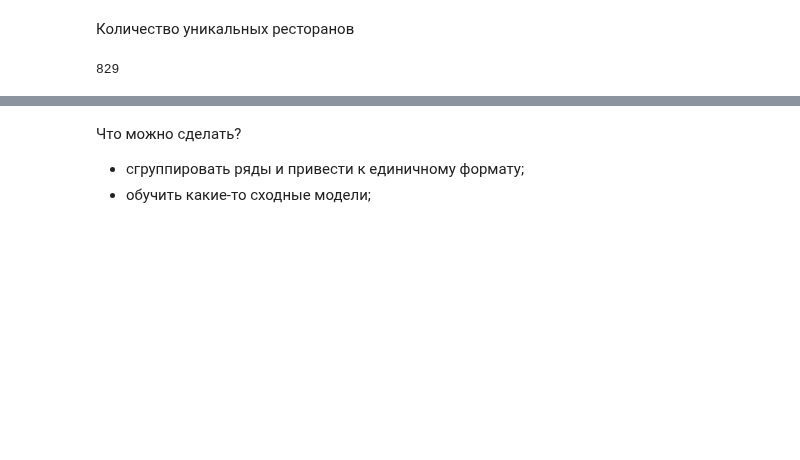
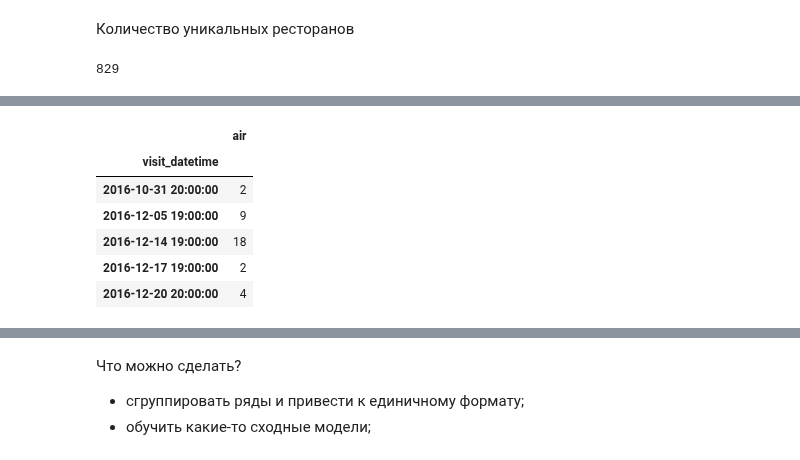
Before and after one commit to PhySci/Recruit-Restaurant-Visitor, a Jupyter notebook: take_a_look.ipynb, the cells around one changed output, grey strips where cells are left out. Cells and saved outputs as stored; diff of their text form; code cells hidden in the pictures; blank space fills up the shorter version.

```diff
--- a/take_a_look.ipynb
+++ b/take_a_look.ipynb
@@ -160,0 +210,12 @@ else:
+# %%
+c2 = air_reserved_an.to_frame()
+c2.columns=['air']
+c2.head()
+# %% [output]
+|  | air |
+| visit_datetime |  |
+| 2016-10-31 20:00:00 | 2 |
+| 2016-12-05 19:00:00 | 9 |
+| 2016-12-14 19:00:00 | 18 |
+| 2016-12-17 19:00:00 | 2 |
+| 2016-12-20 20:00:00 | 4 |
```
Also changed, not shown: parts of 16 cells of this notebook.
